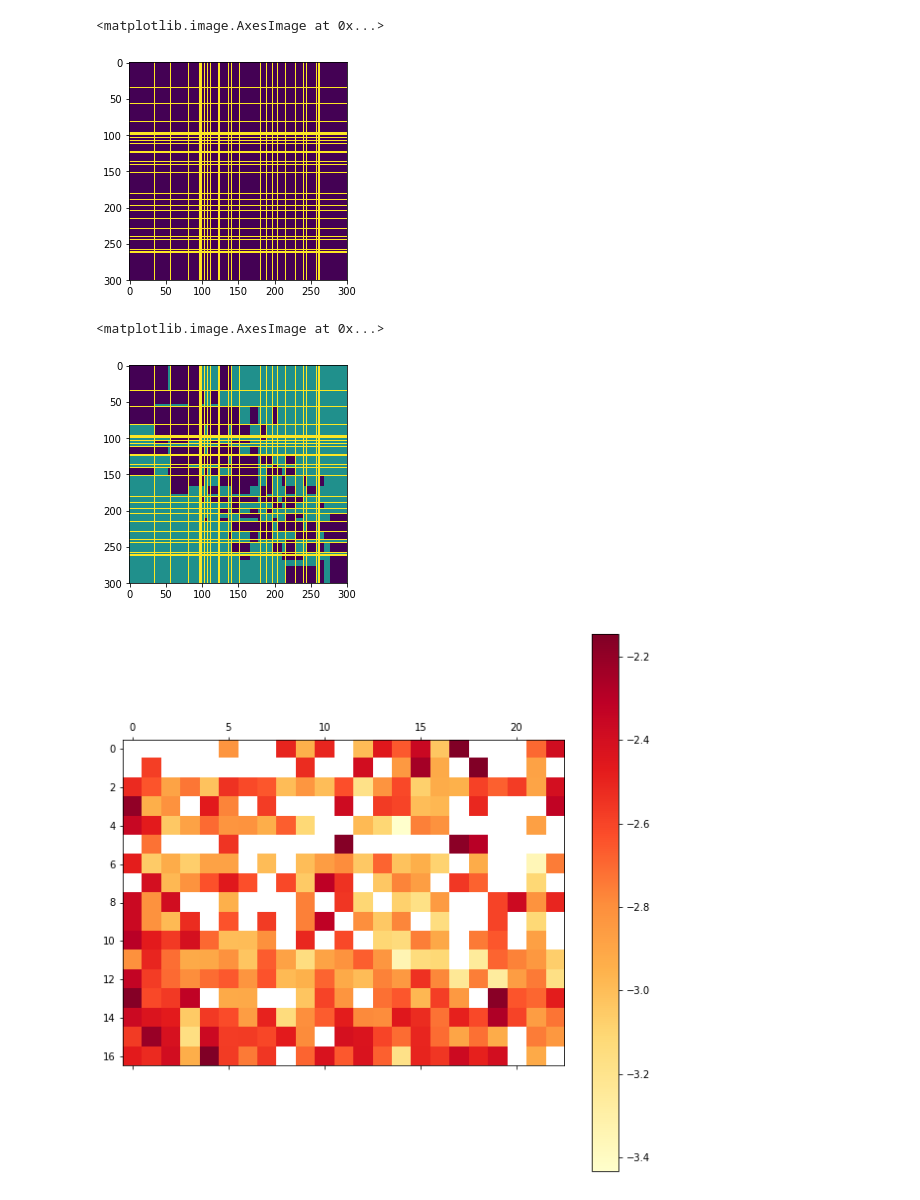
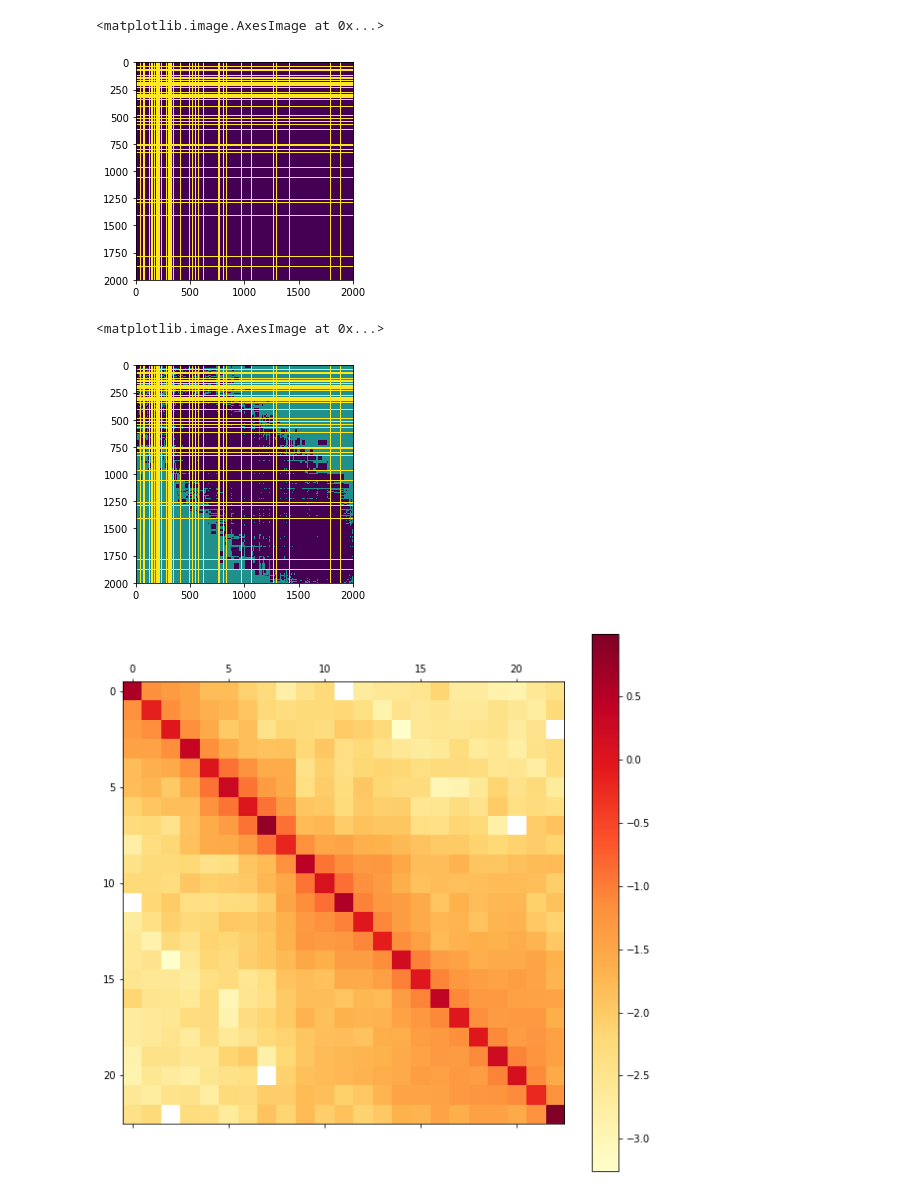
Before and after one commit to Khrameeva-Lab/DeepLearningHiC, a Jupyter notebook: DeepLearningHiC.ipynb, the cells around one changed output. Saved outputs shown, nothing was run; the diff lists cells and outputs as text; code cells hidden in the pictures.

```diff
--- a/DeepLearningHiC.ipynb
+++ b/DeepLearningHiC.ipynb
@@ -56,7 +63,7 @@ config = tf.ConfigProto()
 config.gpu_options.allow_growth = True
 # %%
 # constants
-TASK_SIZE = 300
+TASK_SIZE = 2000
 
 # TODO: вынести в константы все остальные параметры (defect thresh, number of coin tosses, sigma
 # + константы, относящиеся к нейронной сети)
@@ -96,7 +103,7 @@ def mark_defective_as_nan(matrix):
 def _coin_toss():
     # sigma is a tunable parameter
     # sigma is smaller => selected segments are closer to the diagonal
-    sigma = int(TASK_SIZE/10)
+    sigma = int(TASK_SIZE/12)
 
     result = []
     for coordinate in np.random.normal(random.randint(sigma, TASK_SIZE - sigma), sigma, 2):
@@ -134,7 +141,7 @@ def extract_good_regions(matrix):
     # This number will depend on: number of good regions, good region to bad region ratio (good region density),
     # map size (?), tunable parameter C (human can tune this parameter looking at the visualization)
     # The number of good regions can be estimated by the number of defect intersections
-    number_of_tosses = 500
+    number_of_tosses = 200000
     extraction_matrix = np.isnan(matrix).astype(int)
     resulting_matrices = []
 
@@ -182,7 +189,7 @@ plot_hic(current_matrix)
 plt.imshow(np.isnan(current_matrix))
 # %% [output]
 <matplotlib.image.AxesImage at 0x...>
-[figure, old version]
+[figure, new version]
 # %%
 # разброс между значениями в матрице большой (0...23)
 # из-за этого нейронная сеть не учится распознавать разницу между маленькими значениями
@@ -206,11 +213,11 @@ resulting_matrices, visualization_matrix = extract_good_regions(current_matrix)
 plt.imshow(visualization_matrix)
 # %% [output]
 <matplotlib.image.AxesImage at 0x...>
-[figure, old version]
+[figure, new version]
 # %%
-plot_hic(resulting_matrices[0])
+plot_hic(resulting_matrices[15])
 # %% [output]
-[figure, old version]
+[figure, new version]
 # %%
 # forms train and test subsets from one submatrix
 # Version 1: Only upper and lower cells are considered
```
Also changed, not shown: parts of 14 cells of this notebook.
